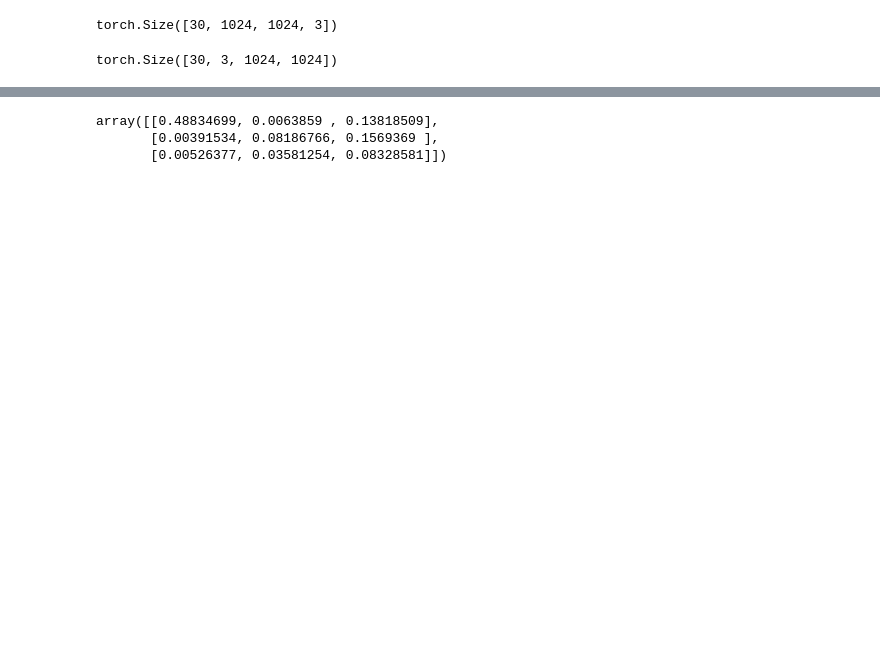
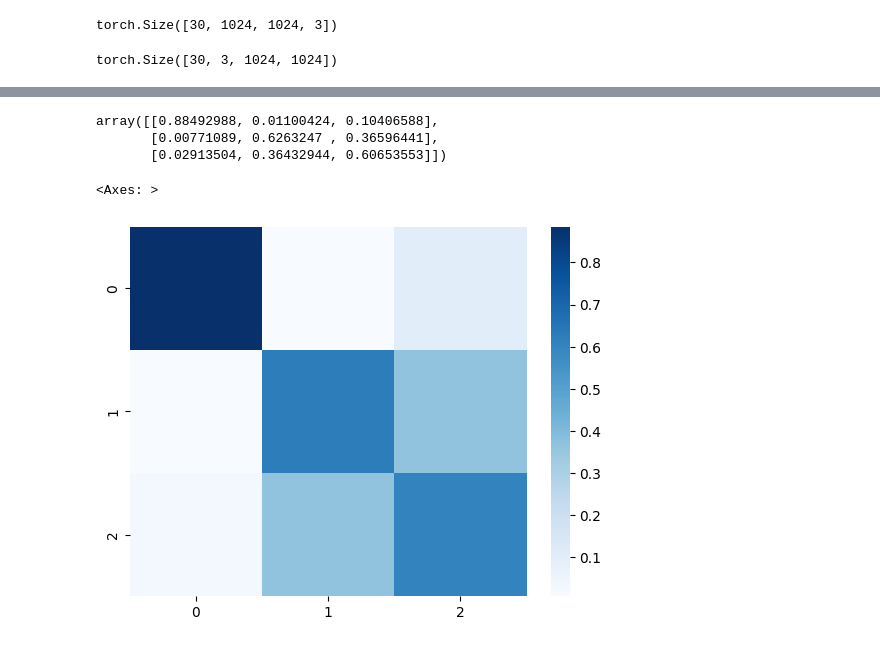
Before and after one commit to Deceptrax123/Crop-Weed-Semantic-Segmentation, a Jupyter notebook: test_metrics.ipynb, the cells around one changed output, grey strips where cells are left out. Drawn from its saved outputs; the diff is of its cells as text; code cells hidden in the pictures; blank space fills up the shorter version.

Commit message:
confusion matrix

```diff
--- a/test_metrics.ipynb
+++ b/test_metrics.ipynb
@@ -116,8 +121,15 @@ recall
 # %%
-cf=confusion_matrix(y_labels,pred_labels,normalize='all')
+cf_true=confusion_matrix(y_labels,pred_labels,normalize='true')
-# %%
-cf
-# %% [output]
-array([[0.48834699, 0.0063859 , 0.13818509],
-       [0.00391534, 0.08186766, 0.1569369 ],
-       [0.00526377, 0.03581254, 0.08328581]])
+# %%
+cf_true
+# %% [output]
+array([[0.88492988, 0.01100424, 0.10406588],
+       [0.00771089, 0.6263247 , 0.36596441],
+       [0.02913504, 0.36432944, 0.60653553]])
+# %%
+#print the confusion matrix
+import seaborn as sb
+sb.heatmap(cf_true,cmap='Blues')
+# %% [output]
+<Axes: >
+[figure, added]
```
Also changed, not shown: parts of 8 cells of this notebook, 1 other file.
